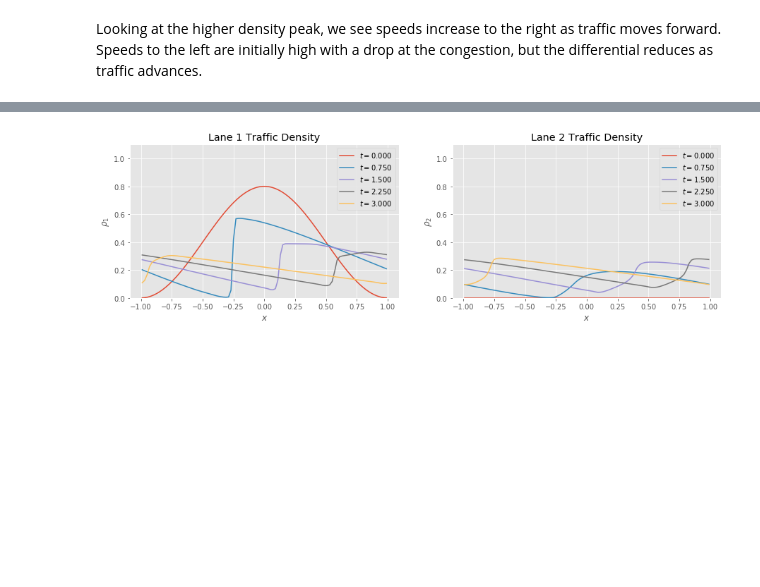
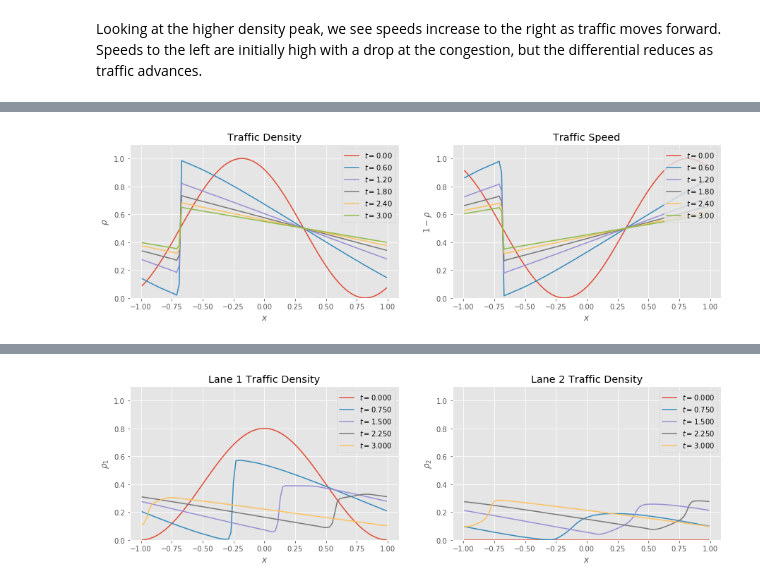
Before and after one commit to j-emmel/class, a Jupyter notebook: project/project.ipynb, the cells around one changed output, grey strips where cells are left out. Saved outputs shown, nothing was run; the diff lists cells and outputs as text; code cells hidden in the pictures; blank space fills up the shorter version.

```diff
--- a/project/project.ipynb
+++ b/project/project.ipynb
@@ -47,9 +47,9 @@ def riemann_traffic(rhoL, rhoR):
     return numpy.where(rhoL < rhoR,
                numpy.minimum(flux_traffic(rhoL), flux_traffic(rhoR)), # shock
                numpy.where(rhoL < .5,
-                   flux_traffic(rhoL),                # rarefaction moving to the right
-                   flux_traffic(numpy.maximum(rhoR,   # rarefaction moving to the left
-                                             .5))))   # transonic rarefaction
+                   flux_traffic(rhoL),              # rarefaction moving right
+                   flux_traffic(numpy.maximum(rhoR, # rarefaction moving left
+                                             .5)))) # transonic rarefaction
 
 def plot_results(x, hist):
     fig, axes = pyplot.subplots(ncols=2, figsize=(15,4))
@@ -74,7 +74,7 @@ def plot_results(x, hist):
 
 # Approximate a solution to the traffic equation and begin a plot
 traffix_ic = lambda x: 0.4 + 0.4 * numpy.cos(numpy.pi * x)
-x, hist = fvsolve2(riemann_traffic, traffix_ic, n=100, limit=limit_sin, tfinal=3)
+x, hist = fvsolve2(riemann_traffic, traffix_ic, n=100, tfinal=3)
 plot_results(x, hist)
 # %% [output]
 [figure]
@@ -326,0 +330,6 @@ def plot_speeds(problem, x, hist, until=None, n=5):
+# %%
+offset_sin_ic = lambda x: 0.5 + 0.5 * numpy.sin(1 - numpy.pi * x)
+x, hist = fvsolve2(riemann_traffic, offset_sin_ic, n=100, tfinal=3)
+plot_results(x, hist)
+# %% [output]
+[figure, added]
```
Also changed, not shown: parts of 14 cells of this notebook, 2 other files.
